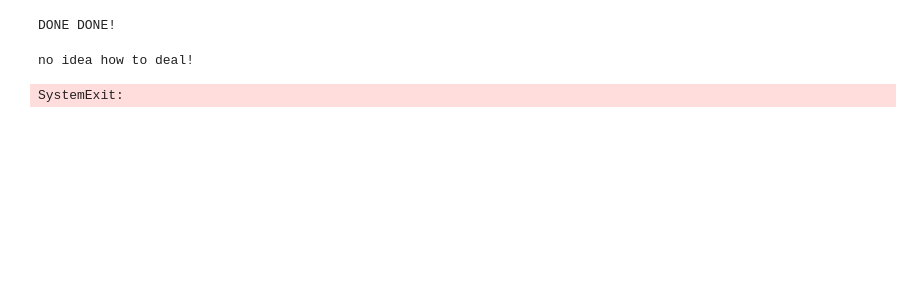
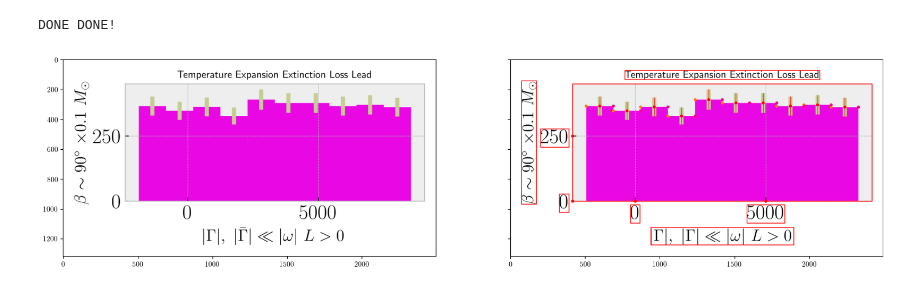
Before and after one commit to ReadingTimeMachine/LMM_Figure_Parsing, a Jupyter notebook: create_synthetic_figures.ipynb, the cells around one changed output. Cells and saved outputs as stored; diff of their text form; code cells hidden in the pictures; blank space fills up the shorter version.

Commit message:
histograms

```diff
--- a/create_synthetic_figures.ipynb
+++ b/create_synthetic_figures.ipynb
@@ -1007,7 +1007,7 @@ def get_data_pixel_locations(data_from_plot, plot_type, ax, width, height):
             dataout['x error bars'] = get_errorbar_pixels(data_from_plot['x error bars'])
         if 'y error bars' in data_from_plot: # have y-error bars
             dataout['y error bars'] = get_errorbar_pixels(data_from_plot['y error bars'])
-
+        return dataout
     else:
         print('get_data_pixel_locations: not implemented!')
         import sys; sys.exit()
@@ -1550,7 +1545,7 @@ img = np.array(Image.open(fake_figs_dir+'Picture1.png').convert('RGB'))
 
 imgplot = img.copy()
 
-csize = 3
+csize = 10
 
 for k,v in datas.items(): # all figs
     for p in v:
@@ -1586,6 +1581,22 @@ for k,v in datas.items(): # all figs
                                 if d['ty']>=v[p]['color bar']['ymin'] and d['ty']<=v[p]['color bar']['ymax']:
                                     cv.rectangle(imgplot, (xmin,ymin), (xmax,ymax), (255, 0, 0), 3)
                                     cv.circle(imgplot, (int(d['tx']), int(img.shape[0]-d['ty'])), 10, (255,0,0), -1)
+            elif v[p]['type'] == 'histogram':
+                # middle of bar
+                xs = v[p]['data pixels']['xs']
+                ys = v[p]['data pixels']['ys']
+                for x,y in zip(xs,ys): # middle
+                    cv.circle(imgplot, (int(x), int(y)), csize, (255,0,0), -1)
+                # right
+                xs = v[p]['data pixels']['xs_right']
+                ys = v[p]['data pixels']['ys_right']
+                for x,y in zip(xs,ys): # middle
+                    cv.circle(imgplot, (int(x), int(y)), csize, (255,125,0), -1)
+                # left
+                xs = v[p]['data pixels']['xs_left']
+                ys = v[p]['data pixels']['ys_left']
+                for x,y in zip(xs,ys): # middle
+                    cv.circle(imgplot, (int(x), int(y)), csize, (255,0,125), -1)
             else:
                 print('no idea how to deal!')
                 import sys; sys.exit()
@@ -1627,7 +1638,7 @@ for k,v in datas.items(): # all figs
                             ymin = max(ymin,int(round(img.shape[0]-v[p]['square']['ymax'])))
                             ymax = min(ymax,int(round(img.shape[0]-v[p]['square']['ymin'])))
                             cv.line(imgplot, (xmin,ymin),(xmax,ymax), (255,0,0), 2)
-            elif v[p]['type'] == 'scatter':
+            elif v[p]['type'] == 'scatter' or v[p]['type'] == 'histogram':
                 if 'x error bars' in v[p]['data pixels']:
                     for xmin,ymin,xmax,ymax in v[p]['data pixels']['x error bars']:
                         xmin,ymin = int(round(xmin)),int(round(img.shape[0]-ymin))
@@ -1649,33 +1660,32 @@ for k,v in datas.items(): # all figs
                         ymax = min(ymax,int(round(img.shape[0]-v[p]['square']['ymin'])))
                         cv.line(imgplot, (xmin,ymin),(xmax,ymax), (255,0,0), 2)
                         #print('')
             # square
             d = v[p]['square']
             xmin,ymin = int(d['xmin']),int(img.shape[0]-d['ymin'])
             xmax,ymax = int(d['xmax']),int(img.shape[0]-d['ymax'])
             cv.rectangle(imgplot, (xmin,ymin), (xmax,ymax), (255, 0, 0), 3)
             # title bounding box
             if 'title' in v[p]: # has a title?
                 d = v[p]['title']
                 xmin,ymin = int(d['xmin']),int(img.shape[0]-d['ymin'])
                 xmax,ymax = int(d['xmax']),int(img.shape[0]-d['ymax'])
                 cv.rectangle(imgplot, (xmin,ymin), (xmax,ymax), (255, 0, 0), 3)
             # xlabel bounding box
             d = v[p]['xlabel']
             xmin,ymin = int(d['xmin']),int(img.shape[0]-d['ymin'])
             xmax,ymax = int(d['xmax']),int(img.shape[0]-d['ymax'])
             cv.rectangle(imgplot, (xmin,ymin), (xmax,ymax), (255, 0, 0), 3)
             # ylabel bounding box
             d = v[p]['ylabel']
             xmin,ymin = int(d['xmin']),int(img.shape[0]-d['ymin'])
             xmax,ymax = int(d['xmax']),int(img.shape[0]-d['ymax'])
             cv.rectangle(imgplot, (xmin,ymin), (xmax,ymax), (255, 0, 0), 3)
 
 fig2,ax2 = plt.subplots(1,2,figsize=(20,20), sharex=True, sharey=True)
 ax2[0].imshow(img)
 ax2[1].imshow(imgplot)
 plt.show()
 # %% [output]
-no idea how to deal!
-SystemExit:
+[figure, added]
 # %%
```
Also changed, not shown: parts of 3 cells of this notebook.
